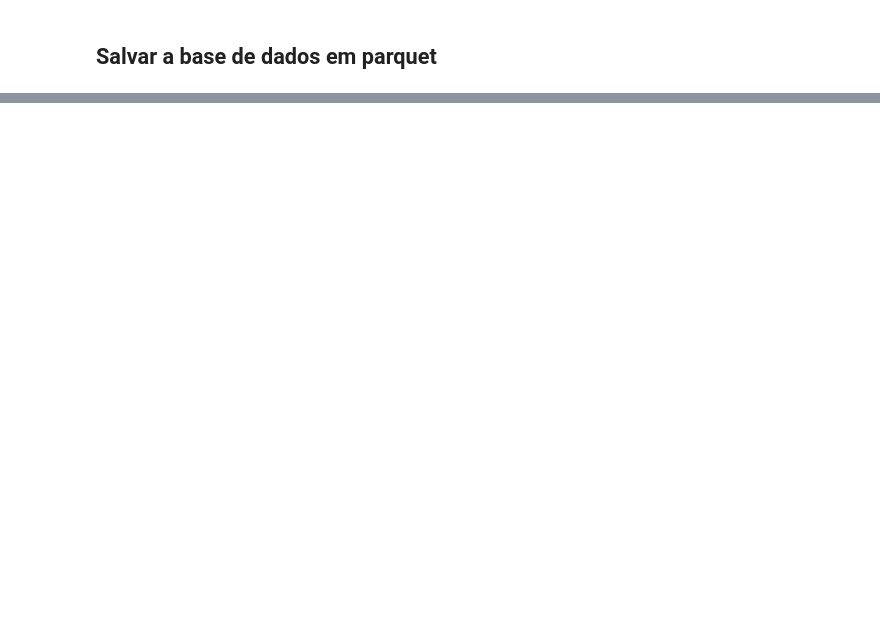
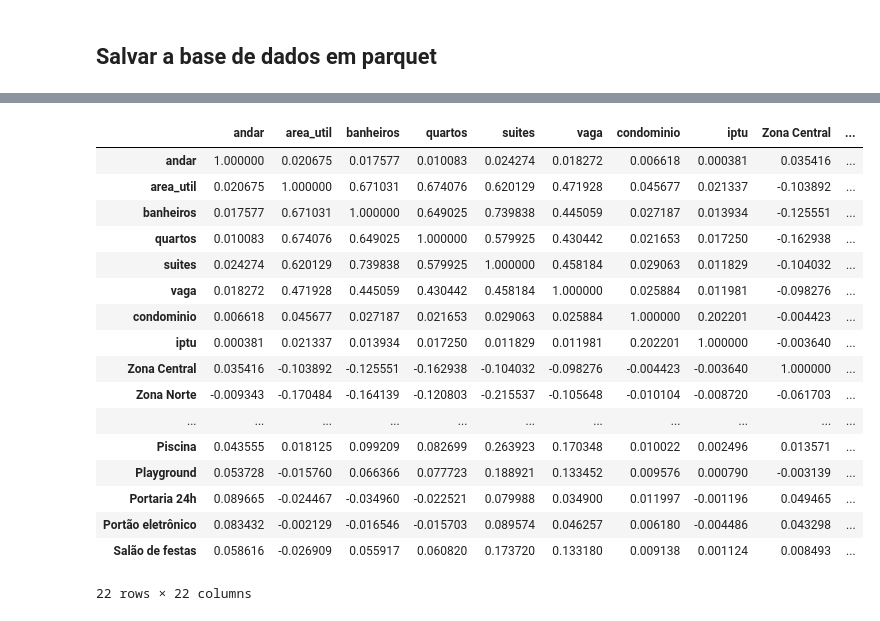
Before and after one commit to AllanRodrigo/Data_Science_Alura, a Jupyter notebook: Notebooks/Semana_2.ipynb, the cells around one changed output, grey strips where cells are left out. Cells and saved outputs as stored; diff of their text form; code cells hidden in the pictures; blank space fills up the shorter version.

```diff
--- a/Notebooks/Semana_2.ipynb
+++ b/Notebooks/Semana_2.ipynb
@@ -328,0 +335,25 @@ dados.write.parquet(
+# %%
+X = [
+    'andar',
+    'area_util',
+    'banheiros',
+    'quartos',
+    'suites',
+    'vaga',
+    'condominio',
+    'iptu',
+    'Zona Central',
+    'Zona Norte',
+    'Zona Oeste',
+    'Zona Sul',
+    'Academia',
+    'Animais permitidos',
+    'Churrasqueira',
+    'Condomínio fechado',
+    'Elevador',
+    'Piscina',
+    'Playground',
+    'Portaria 24h',
+    'Portão eletrônico',
+    'Salão de festas'
+]
@@ -328,0 +412,22 @@ dados.write.parquet(
+# %%
+dataframe_correlacao = pd.DataFrame(correlacao.toArray(), columns=X, index=X)
+dataframe_correlacao
+# %% [output]
+|  | andar | area_util | banheiros | quartos | suites | vaga | condominio | iptu | Zona Central | ... |
+| andar | 1.000000 | 0.020675 | 0.017577 | 0.010083 | 0.024274 | 0.018272 | 0.006618 | 0.000381 | 0.035416 | ... |
+| area_util | 0.020675 | 1.000000 | 0.671031 | 0.674076 | 0.620129 | 0.471928 | 0.045677 | 0.021337 | -0.103892 | ... |
+| banheiros | 0.017577 | 0.671031 | 1.000000 | 0.649025 | 0.739838 | 0.445059 | 0.027187 | 0.013934 | -0.125551 | ... |
+| quartos | 0.010083 | 0.674076 | 0.649025 | 1.000000 | 0.579925 | 0.430442 | 0.021653 | 0.017250 | -0.162938 | ... |
+| suites | 0.024274 | 0.620129 | 0.739838 | 0.579925 | 1.000000 | 0.458184 | 0.029063 | 0.011829 | -0.104032 | ... |
+| vaga | 0.018272 | 0.471928 | 0.445059 | 0.430442 | 0.458184 | 1.000000 | 0.025884 | 0.011981 | -0.098276 | ... |
+| condominio | 0.006618 | 0.045677 | 0.027187 | 0.021653 | 0.029063 | 0.025884 | 1.000000 | 0.202201 | -0.004423 | ... |
+| iptu | 0.000381 | 0.021337 | 0.013934 | 0.017250 | 0.011829 | 0.011981 | 0.202201 | 1.000000 | -0.003640 | ... |
+| Zona Central | 0.035416 | -0.103892 | -0.125551 | -0.162938 | -0.104032 | -0.098276 | -0.004423 | -0.003640 | 1.000000 | ... |
+| Zona Norte | -0.009343 | -0.170484 | -0.164139 | -0.120803 | -0.215537 | -0.105648 | -0.010104 | -0.008720 | -0.061703 | ... |
+| ... | ... | ... | ... | ... | ... | ... | ... | ... | ... | ... |
+| Piscina | 0.043555 | 0.018125 | 0.099209 | 0.082699 | 0.263923 | 0.170348 | 0.010022 | 0.002496 | 0.013571 | ... |
+| Playground | 0.053728 | -0.015760 | 0.066366 | 0.077723 | 0.188921 | 0.133452 | 0.009576 | 0.000790 | -0.003139 | ... |
+| Portaria 24h | 0.089665 | -0.024467 | -0.034960 | -0.022521 | 0.079988 | 0.034900 | 0.011997 | -0.001196 | 0.049465 | ... |
+| Portão eletrônico | 0.083432 | -0.002129 | -0.016546 | -0.015703 | 0.089574 | 0.046257 | 0.006180 | -0.004486 | 0.043298 | ... |
+| Salão de festas | 0.058616 | -0.026909 | 0.055917 | 0.060820 | 0.173720 | 0.133180 | 0.009138 | 0.001124 | 0.008493 | ... |
+22 rows × 22 columns
```
Also changed, not shown: parts of 47 cells of this notebook.
